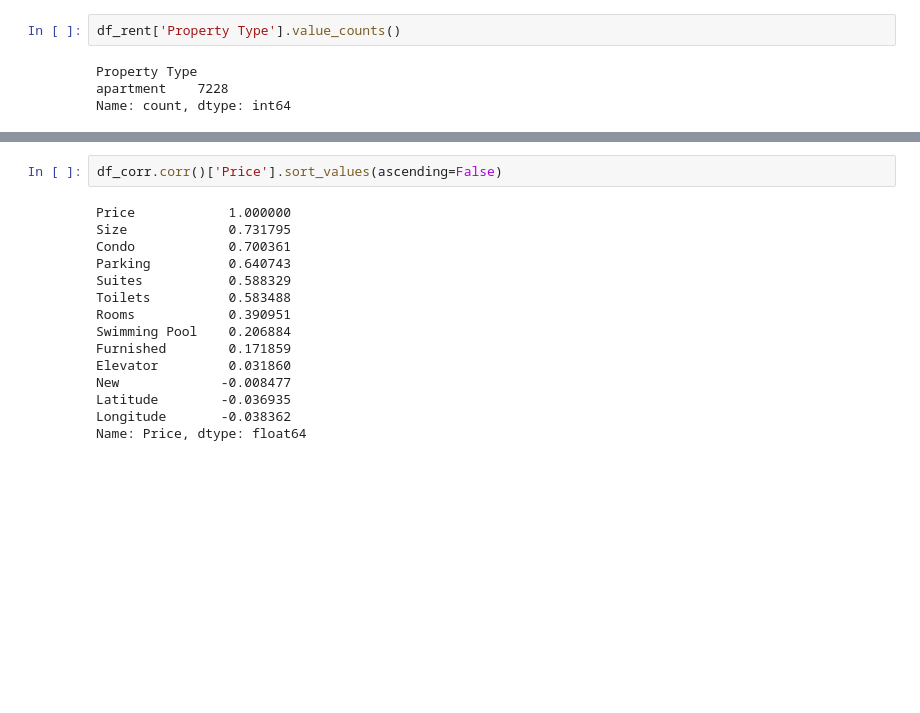
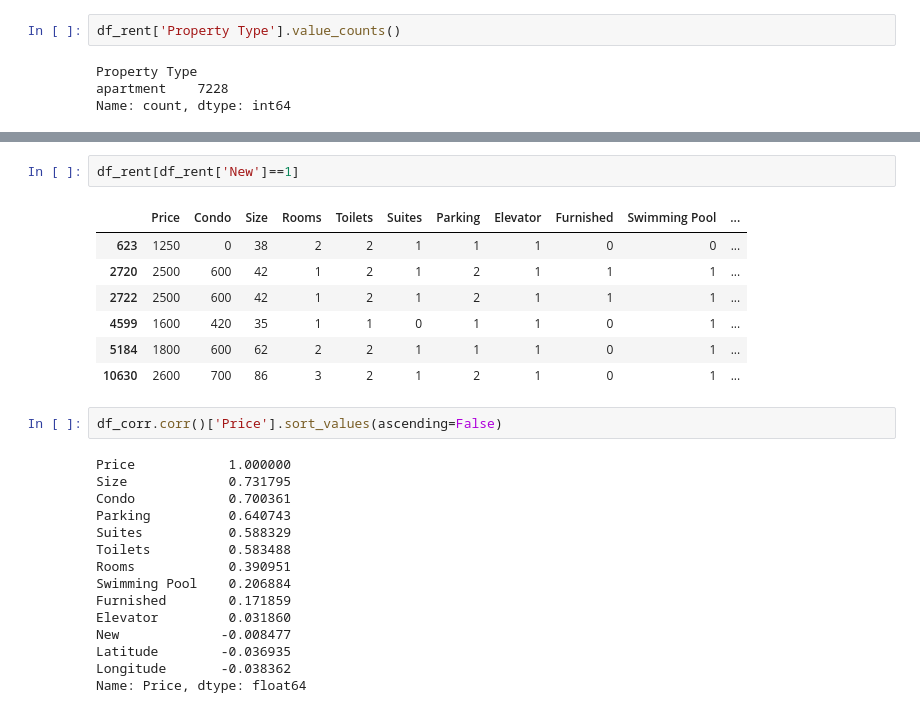
Before and after one commit to talesaraujoc/SP_RealState_MachineL, a Jupyter notebook: app.ipynb, the cells around one changed output, grey strips where cells are left out. Saved outputs shown, nothing was run; the diff lists cells and outputs as text; blank space fills up the shorter version.

```diff
--- a/app.ipynb
+++ b/app.ipynb
@@ -133,3 +138,13 @@ df_corr = df_rent.drop(['District','Negotiation Type', 'Property Type'], axis=1)
+# %%
+df_rent[df_rent['New']==1]
+# %% [output]
+|  | Price | Condo | Size | Rooms | Toilets | Suites | Parking | Elevator | Furnished | Swimming Pool | ... |
+| 623 | 1250 | 0 | 38 | 2 | 2 | 1 | 1 | 1 | 0 | 0 | ... |
+| 2720 | 2500 | 600 | 42 | 1 | 2 | 1 | 2 | 1 | 1 | 1 | ... |
+| 2722 | 2500 | 600 | 42 | 1 | 2 | 1 | 2 | 1 | 1 | 1 | ... |
+| 4599 | 1600 | 420 | 35 | 1 | 1 | 0 | 1 | 1 | 0 | 1 | ... |
+| 5184 | 1800 | 600 | 62 | 2 | 2 | 1 | 1 | 1 | 0 | 1 | ... |
+| 10630 | 2600 | 700 | 86 | 3 | 2 | 1 | 2 | 1 | 0 | 1 | ... |
 # %%
 df_corr.corr()['Price'].sort_values(ascending=False)
 # %% [output]
```
Also changed, not shown: parts of 5 cells of this notebook.
